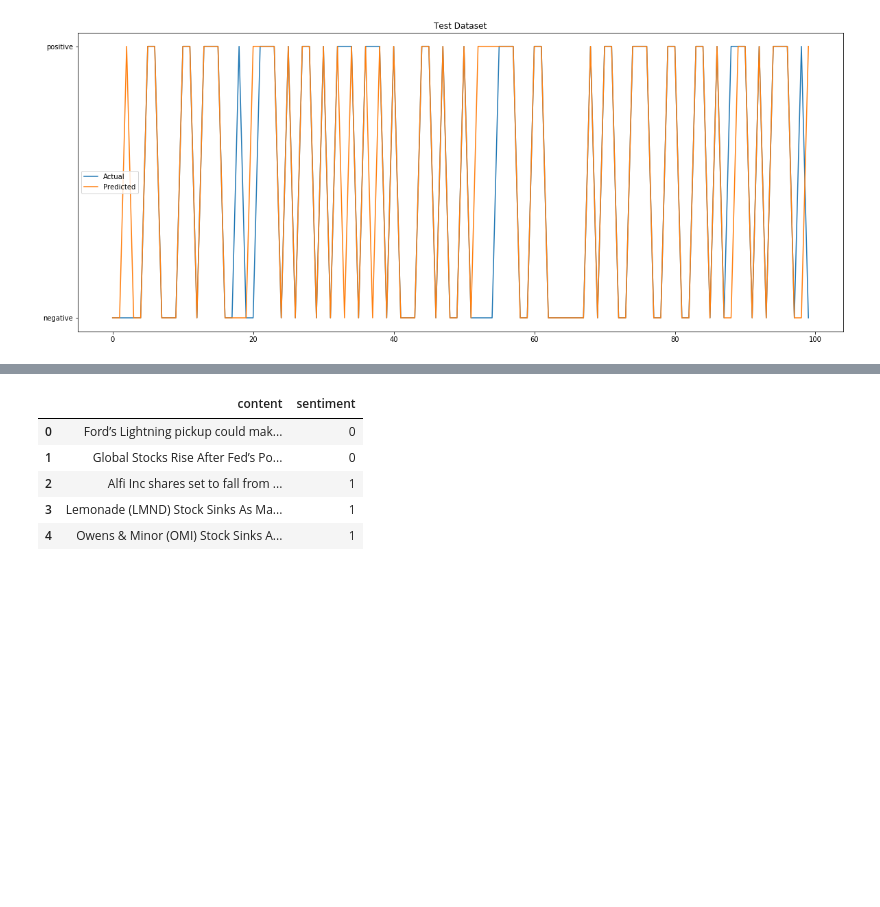
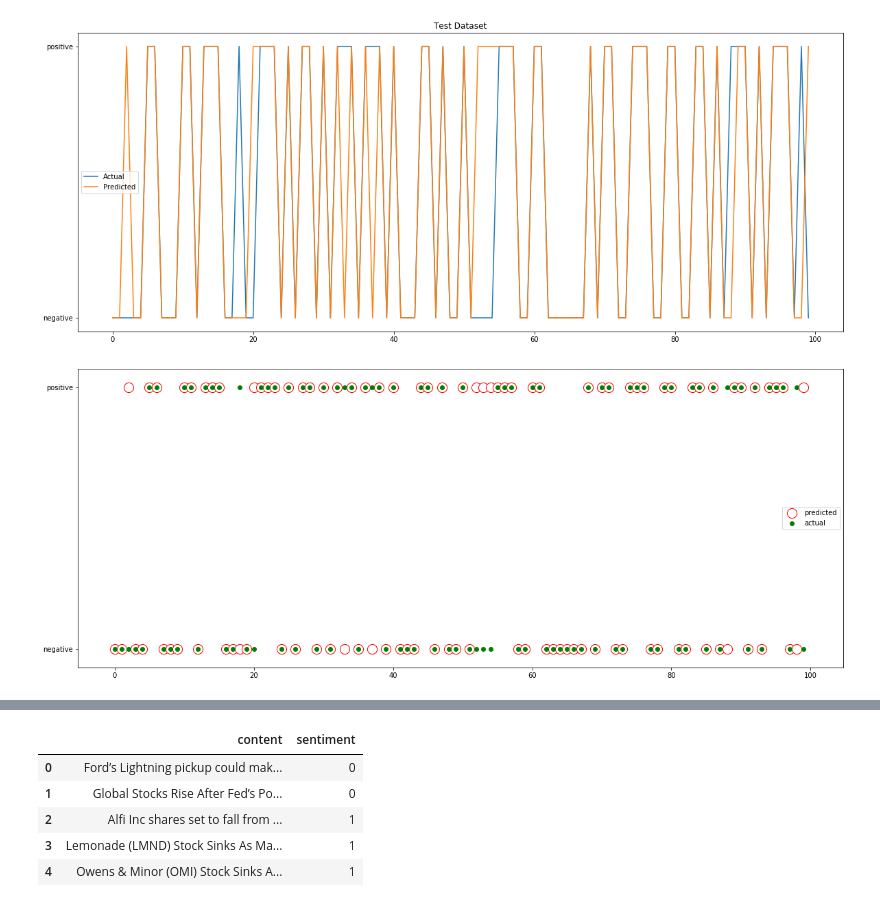
Before and after one commit to Wulffn/DSC_Exam, a Jupyter notebook: ML/IMDBDataRNN.ipynb, the cells around one changed output, grey strips where cells are left out. Drawn from its saved outputs; the diff is of its cells as text; code cells hidden in the pictures; blank space fills up the shorter version.

```diff
--- a/ML/IMDBDataRNN.ipynb
+++ b/ML/IMDBDataRNN.ipynb
@@ -280,6 +287,19 @@ def analyze_sentence2(sentence:str, sentiment_score:int, serie):
 series = [[],[]]
 for text, sentiment in X_test.values[:100]:
     analyze_sentence2(lemmatization(text), sentiment, series)
+# %%
+def scatterPrediction(predicted:list, actual:list):
+    for x,y in enumerate(predicted):
+        pre = plt.scatter(x,y, label="Predicted", color='white', edgecolor='red', s=200)
+    for x,y in enumerate(actual):
+        act = plt.scatter(x,y, label="Actual", color='green')
+        plt.legend((pre, act), ('predicted', 'actual'))
+
+# def scatterPrediction2(predicted:list, actual:list):
+#     plt.figure(figsize=figsize)
+#     for x, (y,z) in enumerate(zip(predicted, actual)):
+#         if (y == z):
+#             plt.scatter(x,y)
 # %%
 plt.figure(figsize=(20,8))
 
@@ -293,6 +313,11 @@ plt.title("Test Dataset")
 # %% [output]
 Text(0.5, 1.0, 'Test Dataset')
 [figure]
+# %%
+plt.figure(figsize=(20,8))
+scatterPrediction(series[1], series[0])
+# %% [output]
+[figure, added]
 # %%
 # let us measure the accuracy of our prediction model...
 def calculate_accuracy(series):
```
Also changed, not shown: parts of 5 cells of this notebook.
